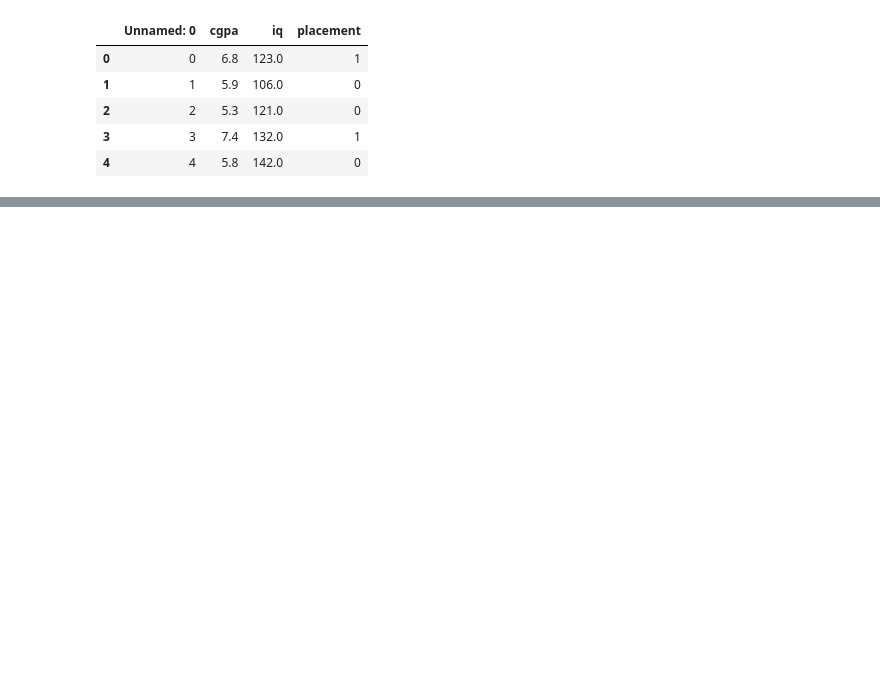
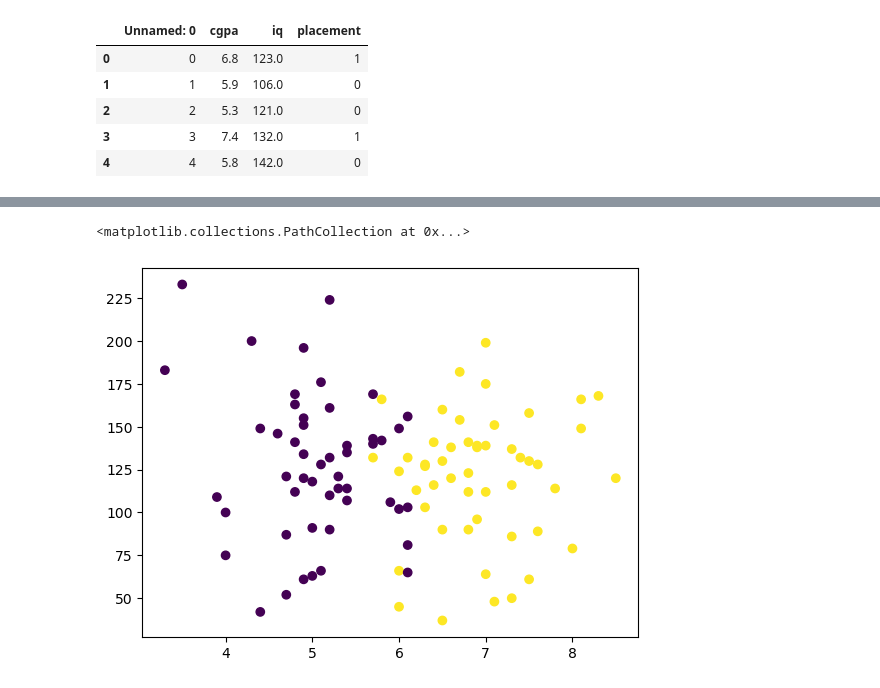
Before and after one commit to abhimanyujangid/ML_Project, a Jupyter notebook: placement-project-logistic-regression/placement-ml.ipynb, the cells around one changed output, grey strips where cells are left out. Cells and saved outputs as stored; diff of their text form; code cells hidden in the pictures; blank space fills up the shorter version.

```diff
--- a/placement-project-logistic-regression/placement-ml.ipynb
+++ b/placement-project-logistic-regression/placement-ml.ipynb
@@ -14,0 +36,5 @@ df.head()
+# %%
+plt.scatter(place_df['cgpa'], place_df['iq'], c= place_df['placement'])
+# %% [output]
+<matplotlib.collections.PathCollection at 0x...>
+[figure, added]
```
Also changed, not shown: parts of 6 cells of this notebook.
